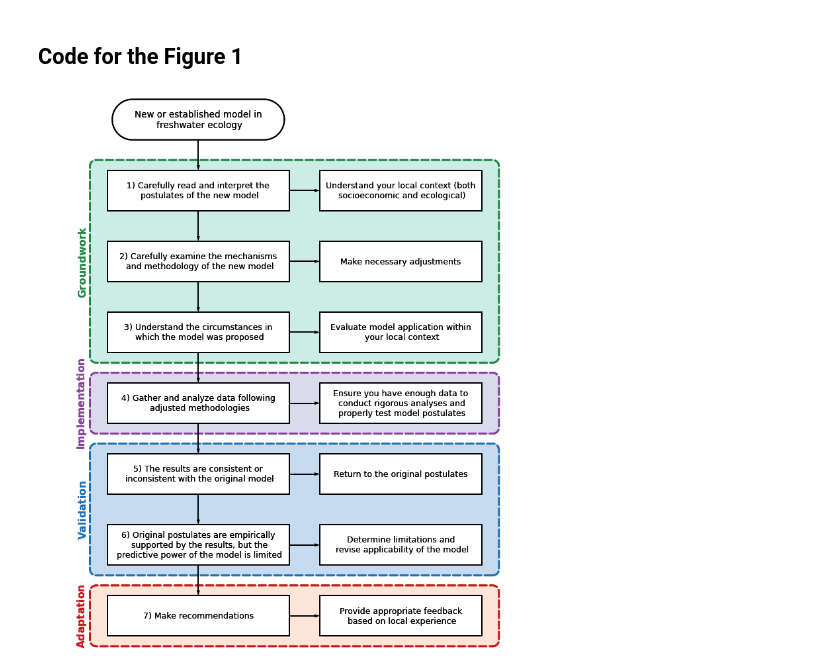
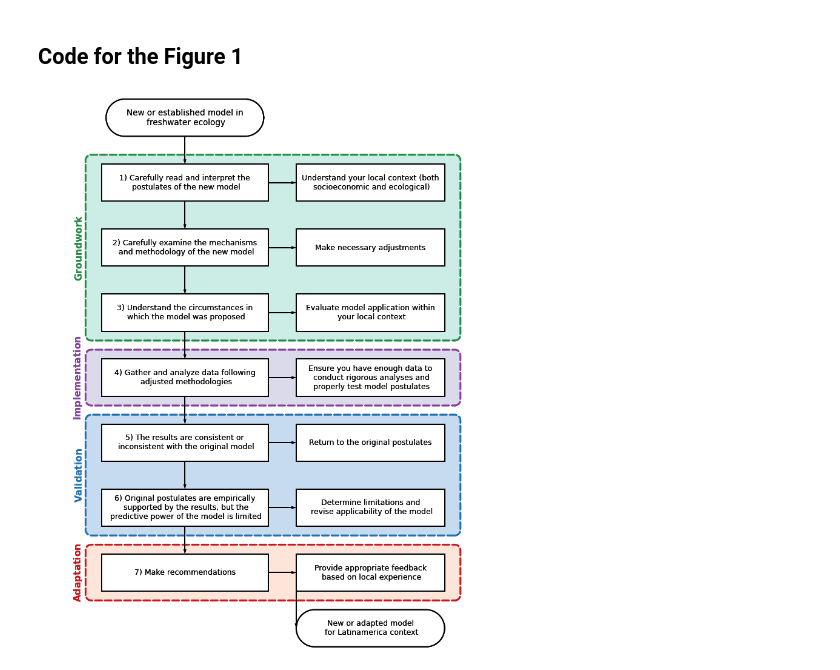
Before and after one commit to PEGutierrezF/flow_chart_mcf, a Jupyter notebook: Figure 1 Flow chart.ipynb, the cells around one changed output. Drawn from its saved outputs; the diff is of its cells as text; code cells hidden in the pictures.

Commit message:
data

```diff
--- a/Figure 1 Flow chart.ipynb
+++ b/Figure 1 Flow chart.ipynb
@@ -32,71 +32,79 @@ with schemdraw.Drawing() as d:
     d += (step1 := flow.Box(w=9, h=2).label('1) Carefully read and interpret the\n postulates of the new model')
           .fill('white'))
     d += flow.Arrow().down(d.unit/2)
+
     d += (step2 := flow.Box(w=9, h=2).label('2) Carefully examine the mechanisms\n and methodology of the new model')
           .fill('white'))
     d += flow.Arrow().down(d.unit/2)
+
     d += (step3 := flow.Box(w=9, h=2).label('3) Understand the circumstances in\n which the model was proposed')
           .fill('white'))
+    d += flow.Arrow().down(d.unit/2)
 
-    d += flow.Arrow().down(d.unit/2)
     d += (step4 := flow.Box(w=9, h=2).label('4) Gather and analyze data following\n adjusted methodologies')
           .fill('white'))
+    d += flow.Arrow().down(d.unit/2)
 
-    d += flow.Arrow().down(d.unit/2)
     d += (step5 := flow.Box(w=9, h=2).label('5) The results are consistent or\n inconsistent with the original model')
           .fill('white'))
     d += flow.Arrow().down(d.unit/2)
+
     d += (step6 := flow.Box(w=9, h=2).label('6) Original postulates are empirically\n supported by the results, but the\n predictive power of the model is limited')
           .fill('white'))
     d += flow.Arrow().down(d.unit/2)
-
 
     d += (step7 := flow.Box(w=9, h=2).label('7) Make recommendations').fill('white'))
 
 
     # Activities
     d += flow.Arrow().right(d.unit/2).at(step1.E)
-    d += (act1 := flow.Box(w=8, h=2).anchor('W').label('Understand your local context (both\n socioeconomic and ecological)')
+    d += (act1 := flow.Box(w=8, h=2).label('Understand your local context (both\n socioeconomic and ecological)')
           .fill('white'))
+
     d += flow.Arrow().right(d.unit/2).at(step2.E)
-    d += (act2 := flow.Box(w=8, h=2).anchor('W').label('Make necessary adjustments')
+    d += (act2 := flow.Box(w=8, h=2).label('Make necessary adjustments')
          .fill('white'))
 
     d += flow.Arrow().right(d.unit/2).at(step3.E)
-    d += (act3 := flow.Box(w=8, h=2).anchor('W').label('Evaluate model application within\n your local context').
+    d += (act3 := flow.Box(w=8, h=2).label('Evaluate model application within\n your local context').
           fill('white'))
 
     d += flow.Arrow().right(d.unit/2).at(step4.E)
-    d += (act4 := flow.Box(w=8, h=2).anchor('W').label('Ensure you have enough data to\n conduct rigorous analyses and\n properly test model postulates')
+    d += (act4 := flow.Box(w=8, h=2).label('Ensure you have enough data to\n conduct rigorous analyses and\n properly test model postulates')
           .fill('white'))
 
     d += flow.Arrow().right(d.unit/2).at(step5.E)
-    d += (act5 := flow.Box(w=8, h=2).anchor('W').label('Return to the original postulates')
+    d += (act5 := flow.Box(w=8, h=2).label('Return to the original postulates')
           .fill('white'))
 
     d += flow.Arrow().right(d.unit/2).at(step6.E)
-    d += (act6 := flow.Box(w=8, h=2).anchor('W').label('Determine limitations and\n revise applicability of the model')
+    d += (act6 := flow.Box(w=8, h=2).label('Determine limitations and\n revise applicability of the model')
           .fill('white'))
 
     d += flow.Arrow().right(d.unit/2).at(step7.E)
     d += (act7 := flow.Box(w=8, h=2).anchor('W').label('Provide appropriate feedback\n based on local experience')
-          .fill('white'))
+         .fill('white'))
+
+    d += flow.Arrow().down()
+    d += flow.Start(w=8, h=2).anchor('W').label('New or adapted model\n for Latinamerica context')
 
 
-    #Phase names
+    #Phase names.  Frame each phase.
     d += (phase1 := elm.EncircleBox([step1, step2, step3, act1, act2, act3], padx=.85,pady=0.5).linestyle('--')
           .linewidth(3).color('#238b45').fill('#ccece6').label(r'$\bfGroundwork$', loc='left', rotate=90, fontsize=17))
 
     d += (phase2 := elm.EncircleBox([step4, act4], padx=.85,pady=0.5).linestyle('--')
           .linewidth(3).color('#88419d').fill("#dadaeb").label(r'$\bfImplementation$', loc='left',rotate=90, fontsize=17))
 
     d += (phase2 := elm.EncircleBox([step5, step6, act5, act6], padx=.85,pady=0.5).linestyle('--')
           .linewidth(3).color('#2171b5').fill("#c6dbef").label(r'$\bfValidation$', loc='left',rotate=90, fontsize=17))
 
     d += (phase3 := elm.EncircleBox([step7, act7], padx=0.85, pady=.5).linestyle('--')
           .linewidth(3).color('#cb181d').fill('#fee5d9').label(r'$\bfAdaptation$', loc='left', rotate=90, fontsize=17))
 
+
+    # Save and export figure
     d.save("Figure 1.jpg", dpi=300)
     d.save("Figure 1.eps", dpi=300)
 # %% [output]
-[figure, old version]
+[figure, new version]
```
Also changed, not shown: 2 other files.
